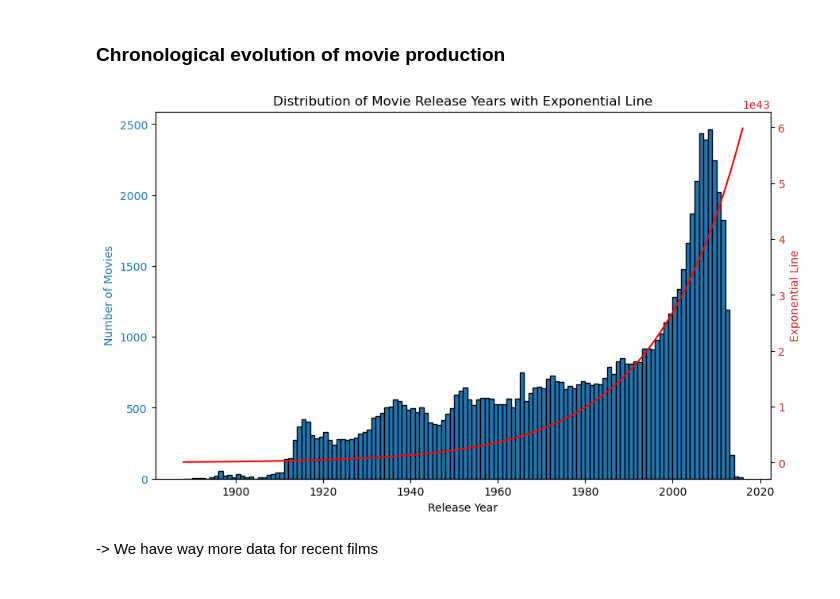
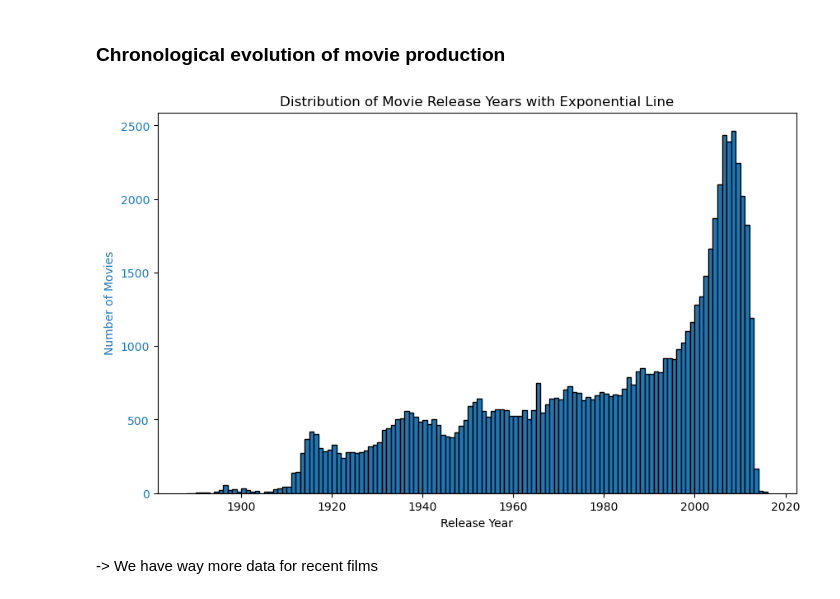
Before and after one commit to epfl-ada/ada-2023-project-workingteam2023, a Jupyter notebook: exploration/main.ipynb, the cells around one changed output. Saved outputs shown, nothing was run; the diff lists cells and outputs as text; code cells hidden in the pictures.

```diff
--- a/exploration/main.ipynb
+++ b/exploration/main.ipynb
@@ -275,7 +275,7 @@ Let's convert these columns back to dictionnaries to be able to use this structu
 # %%
-all_movies['Movie countries'] = all_movies['Movie countries'].apply(ast.literal_eval)
-all_movies['Movie genres'] = all_movies['Movie genres'].apply(ast.literal_eval)
-all_movies['Movie languages'] = all_movies['Movie languages'].apply(ast.literal_eval)
+all_movies['Movie genres'] = [list(eval(genre).values()) for genre in all_movies['Movie genres']]
+all_movies['Movie languages'] = [list(eval(genre).values()) for genre in all_movies['Movie languages']]
+all_movies['Movie countries'] = [list(eval(genre).values()) for genre in all_movies['Movie countries']]
 print(all_movies['Movie countries'].iloc[0])
 print(type(all_movies['Movie countries'].iloc[0]))
 print(all_movies['Movie genres'].iloc[0])
@@ -349,24 +349,16 @@ character_metadata.sample(10)
 # %%
 fig, ax1 = plt.subplots(figsize=(10, 6))
 
 # Creating an histogram plotting the values of 'year'
 ax1.hist(all_movies['Movie release date'].dropna(), bins=range(int(all_movies['Movie release date'].min()), int(all_movies['Movie release date'].max()) + 1), edgecolor='black', label='Movie Releases')
 ax1.set_xlabel('Release Year')
 ax1.set_ylabel('Number of Movies', color='tab:blue')
 ax1.tick_params(axis='y', labelcolor='tab:blue')
 
-# Adding an exponential line
-ax2 = ax1.twinx()
-x_values = np.arange(int(all_movies['Movie release date'].min()), int(all_movies['Movie release date'].max()) + 1, 1)
-y_values = np.exp(0.05 * x_values)  # You can adjust the exponent and other parameters
-ax2.plot(x_values, y_values, label='Exponential Line', color='red')
-ax2.set_ylabel('Exponential Line', color='tab:red')
-ax2.tick_params(axis='y', labelcolor='tab:red')
-
 plt.title('Distribution of Movie Release Years with Exponential Line')
 plt.show()
 # %% [output]
-[figure, old version]
+[figure, new version]
 # %% [markdown]
 -> We have way more data for recent films
 # %% [markdown]
```
Also changed, not shown: parts of 12 cells of this notebook.
